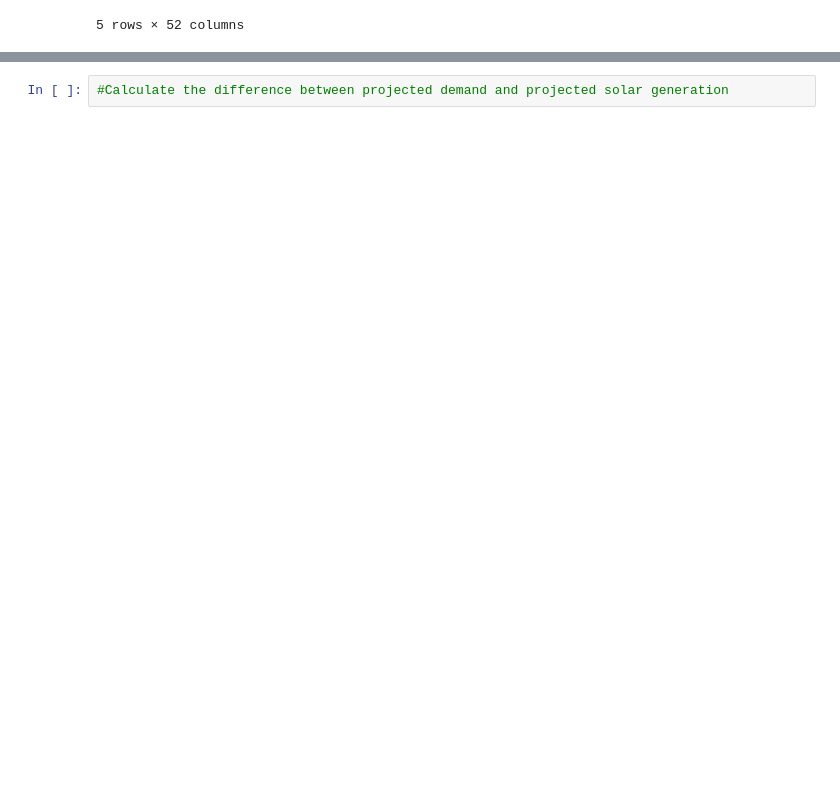
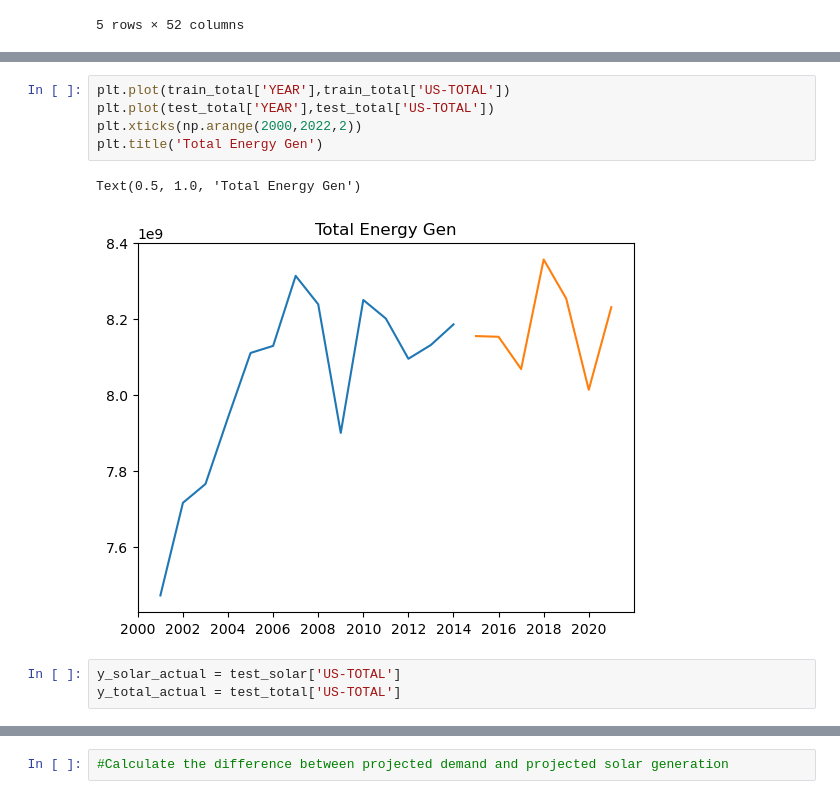
Before and after one commit to mainfranco/SpringBoard, a Jupyter notebook: Capstone 2.ipynb, the cells around one changed output, grey strips where cells are left out. Saved outputs shown, nothing was run; the diff lists cells and outputs as text; blank space fills up the shorter version.

```diff
--- a/Capstone 2.ipynb
+++ b/Capstone 2.ipynb
@@ -924,0 +920,11 @@ solar_gen.head()
+# %%
+plt.plot(train_total['YEAR'],train_total['US-TOTAL'])
+plt.plot(test_total['YEAR'],test_total['US-TOTAL'])
+plt.xticks(np.arange(2000,2022,2))
+plt.title('Total Energy Gen')
+# %% [output]
+Text(0.5, 1.0, 'Total Energy Gen')
+[figure, added]
+# %%
+y_solar_actual = test_solar['US-TOTAL']
+y_total_actual = test_total['US-TOTAL']
```
Also changed, not shown: parts of 26 cells of this notebook.
